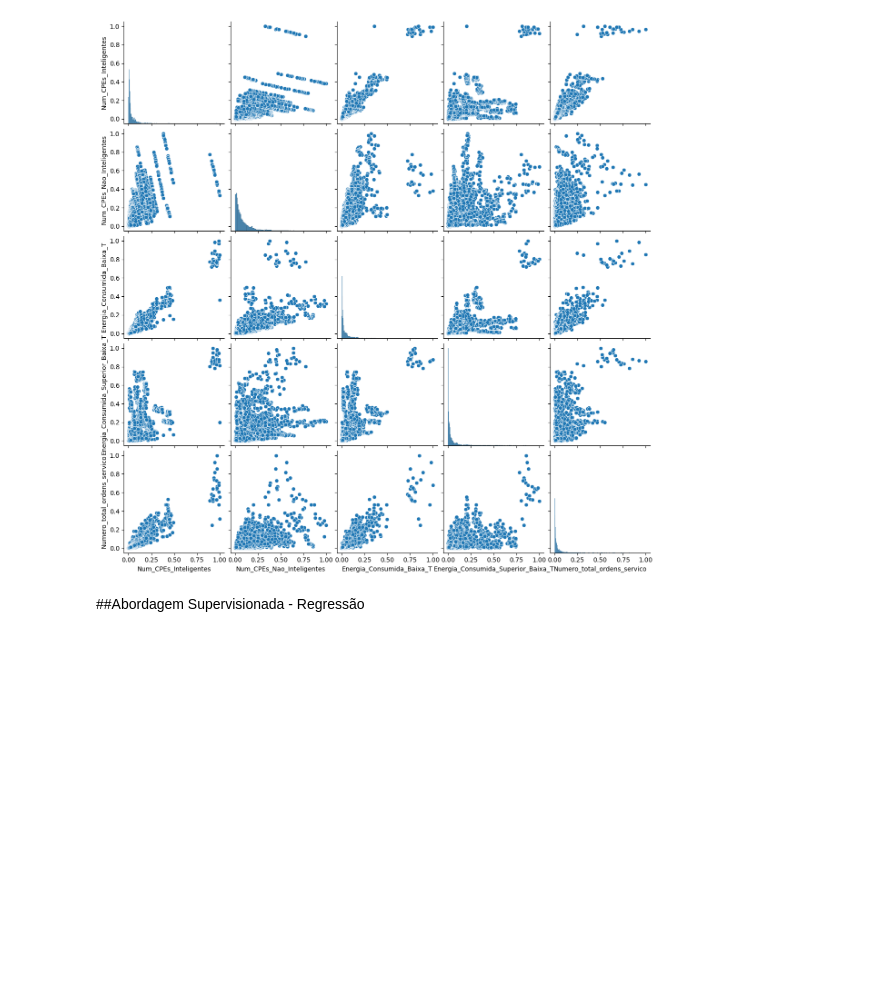
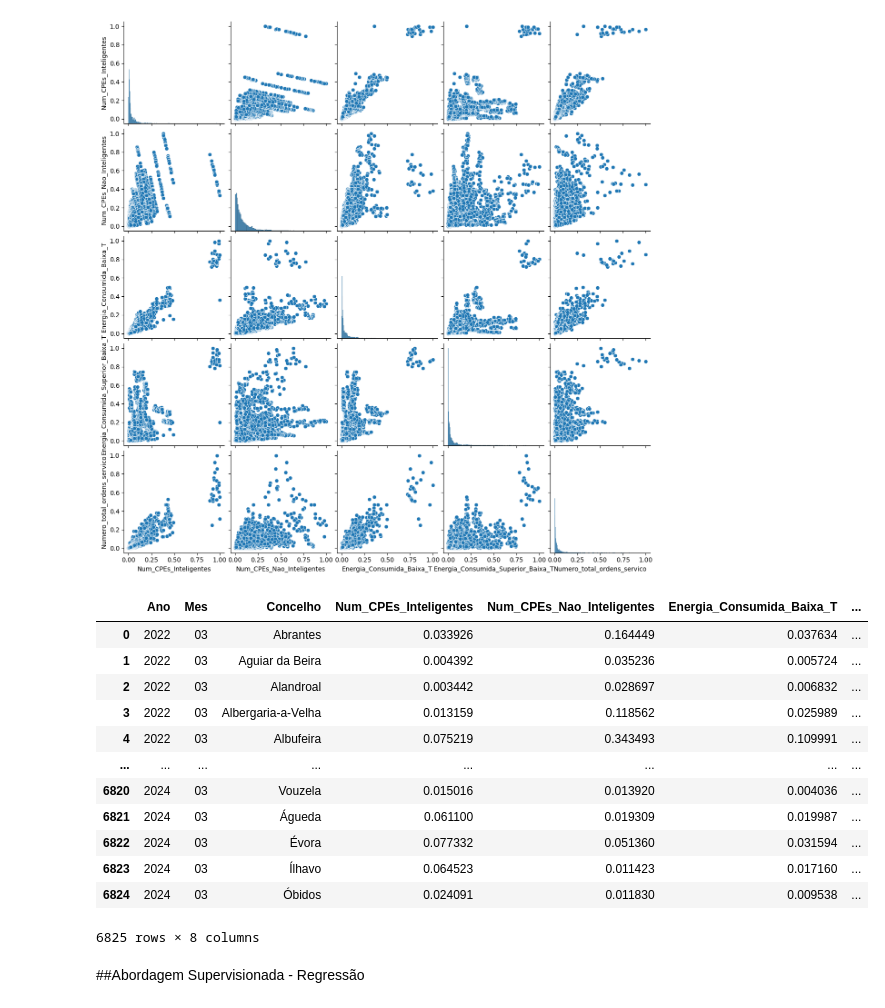
Before and after one commit to MikaZico36/DECDProject, a Jupyter notebook: DecdProject.ipynb, the cells around one changed output. Saved outputs shown, nothing was run; the diff lists cells and outputs as text; code cells hidden in the pictures; blank space fills up the shorter version.

```diff
--- a/DecdProject.ipynb
+++ b/DecdProject.ipynb
@@ -279,6 +333,22 @@ count                6825.000000                         6825.000000
 75%                       0.030455
 max                       1.000000
 [figure]
+# %%
+display(final_df)
+# %% [output]
+|  | Ano | Mes | Concelho | Num_CPEs_Inteligentes | Num_CPEs_Nao_Inteligentes | Energia_Consumida_Baixa_T | ... |
+| 0 | 2022 | 03 | Abrantes | 0.033926 | 0.164449 | 0.037634 | ... |
+| 1 | 2022 | 03 | Aguiar da Beira | 0.004392 | 0.035236 | 0.005724 | ... |
+| 2 | 2022 | 03 | Alandroal | 0.003442 | 0.028697 | 0.006832 | ... |
+| 3 | 2022 | 03 | Albergaria-a-Velha | 0.013159 | 0.118562 | 0.025989 | ... |
+| 4 | 2022 | 03 | Albufeira | 0.075219 | 0.343493 | 0.109991 | ... |
+| ... | ... | ... | ... | ... | ... | ... | ... |
+| 6820 | 2024 | 03 | Vouzela | 0.015016 | 0.013920 | 0.004036 | ... |
+| 6821 | 2024 | 03 | Águeda | 0.061100 | 0.019309 | 0.019987 | ... |
+| 6822 | 2024 | 03 | Évora | 0.077332 | 0.051360 | 0.031594 | ... |
+| 6823 | 2024 | 03 | Ílhavo | 0.064523 | 0.011423 | 0.017160 | ... |
+| 6824 | 2024 | 03 | Óbidos | 0.024091 | 0.011830 | 0.009538 | ... |
+6825 rows × 8 columns
 # %% [markdown]
 ##Abordagem Supervisionada - Regressão
 # %%
```
Also changed, not shown: parts of 2 cells of this notebook.
